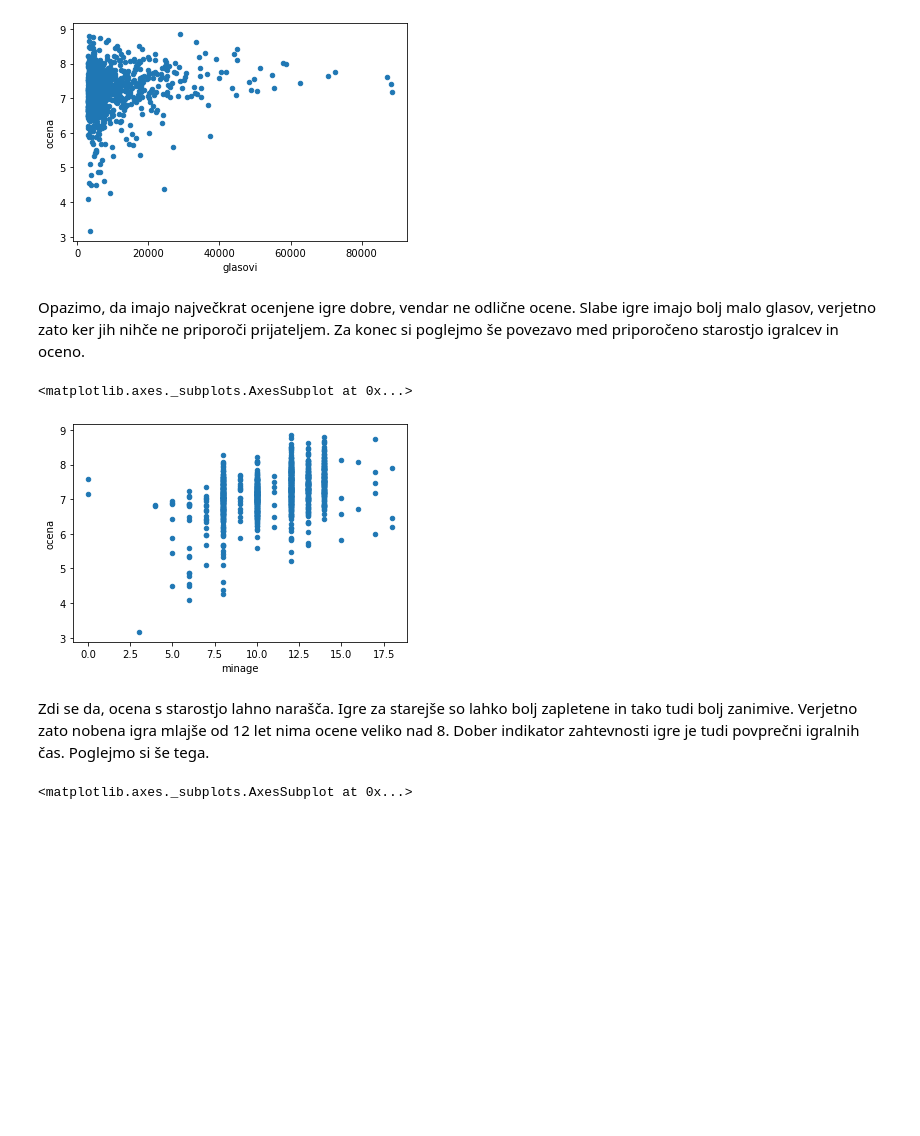
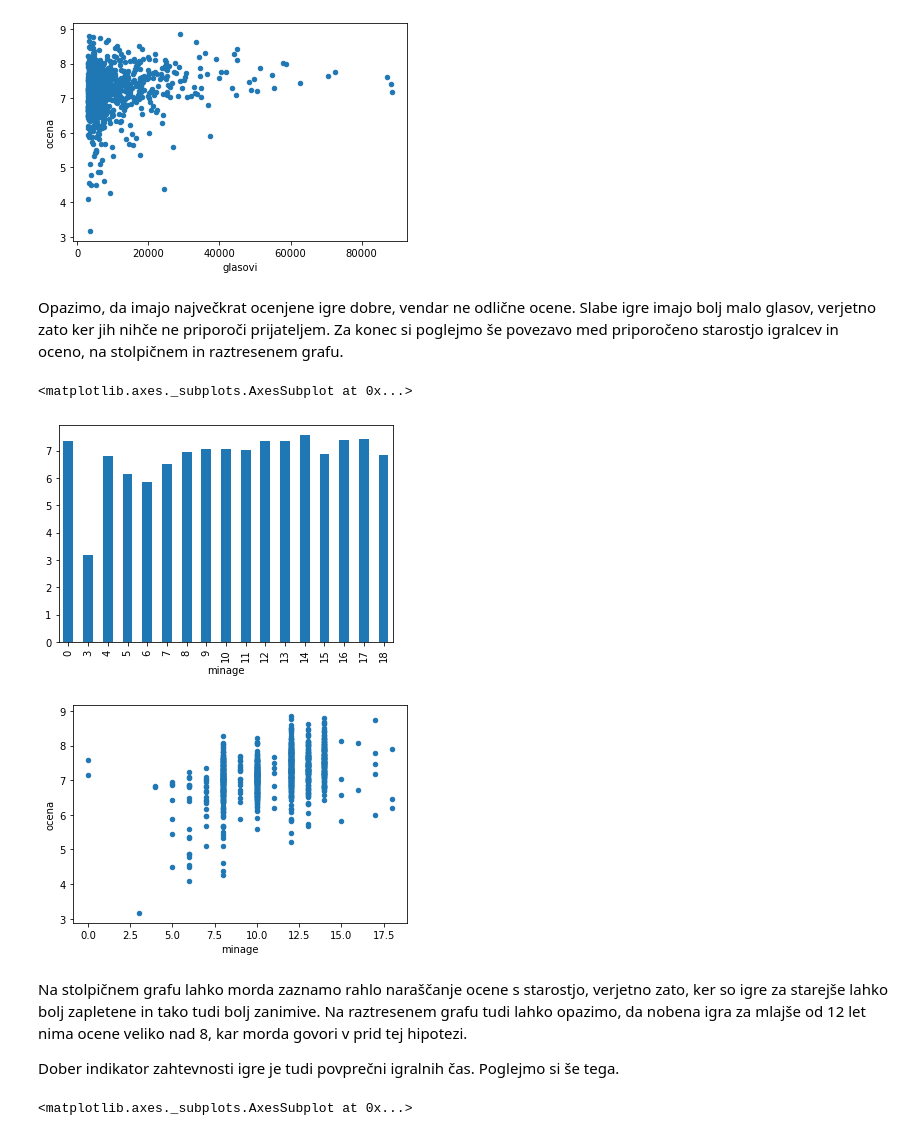
Before and after one commit to Podborsek/Druzabne-igre, a Jupyter notebook: Analiza podatkov.ipynb, the cells around one changed output. Drawn from its saved outputs; the diff is of its cells as text; code cells hidden in the pictures; blank space fills up the shorter version.

```diff
--- a/Analiza podatkov.ipynb
+++ b/Analiza podatkov.ipynb
@@ -102,14 +81,18 @@ igre.plot.scatter('glasovi', 'ocena')
 <matplotlib.axes._subplots.AxesSubplot at 0x...>
 [figure]
 # %% [markdown]
-Opazimo, da imajo največkrat ocenjene igre dobre, vendar ne odlične ocene. Slabe igre imajo bolj malo glasov, verjetno zato ker jih nihče ne priporoči prijateljem. Za konec si poglejmo še povezavo med priporočeno starostjo igralcev in oceno.
+Opazimo, da imajo največkrat ocenjene igre dobre, vendar ne odlične ocene. Slabe igre imajo bolj malo glasov, verjetno zato ker jih nihče ne priporoči prijateljem. Za konec si poglejmo še povezavo med priporočeno starostjo igralcev in oceno, na stolpičnem in raztresenem grafu.
 # %%
+igre.groupby('minage')['ocena'].mean().plot.bar()
 igre.plot.scatter('minage', 'ocena')
 # %% [output]
 <matplotlib.axes._subplots.AxesSubplot at 0x...>
-[figure, old version]
+[figure, new version]
+[figure, added]
 # %% [markdown]
-Zdi se da, ocena s starostjo lahno narašča. Igre za starejše so lahko bolj zapletene in tako tudi bolj zanimive. Verjetno zato nobena igra mlajše od 12 let nima ocene veliko nad 8. Dober indikator zahtevnosti igre je tudi povprečni igralnih čas. Poglejmo si še tega.
+Na stolpičnem grafu lahko morda zaznamo rahlo naraščanje ocene s starostjo, verjetno zato, ker so igre za starejše lahko bolj zapletene in tako tudi bolj zanimive. Na raztresenem grafu tudi lahko opazimo, da nobena igra za mlajše od 12 let nima ocene veliko nad 8, kar morda govori v prid tej hipotezi.
+
+Dober indikator zahtevnosti igre je tudi povprečni igralnih čas. Poglejmo si še tega.
 # %%
 igre.groupby('minage')['avgtime'].mean().plot.bar()
 # %% [output]
```
Also changed, not shown: parts of 17 cells of this notebook.
